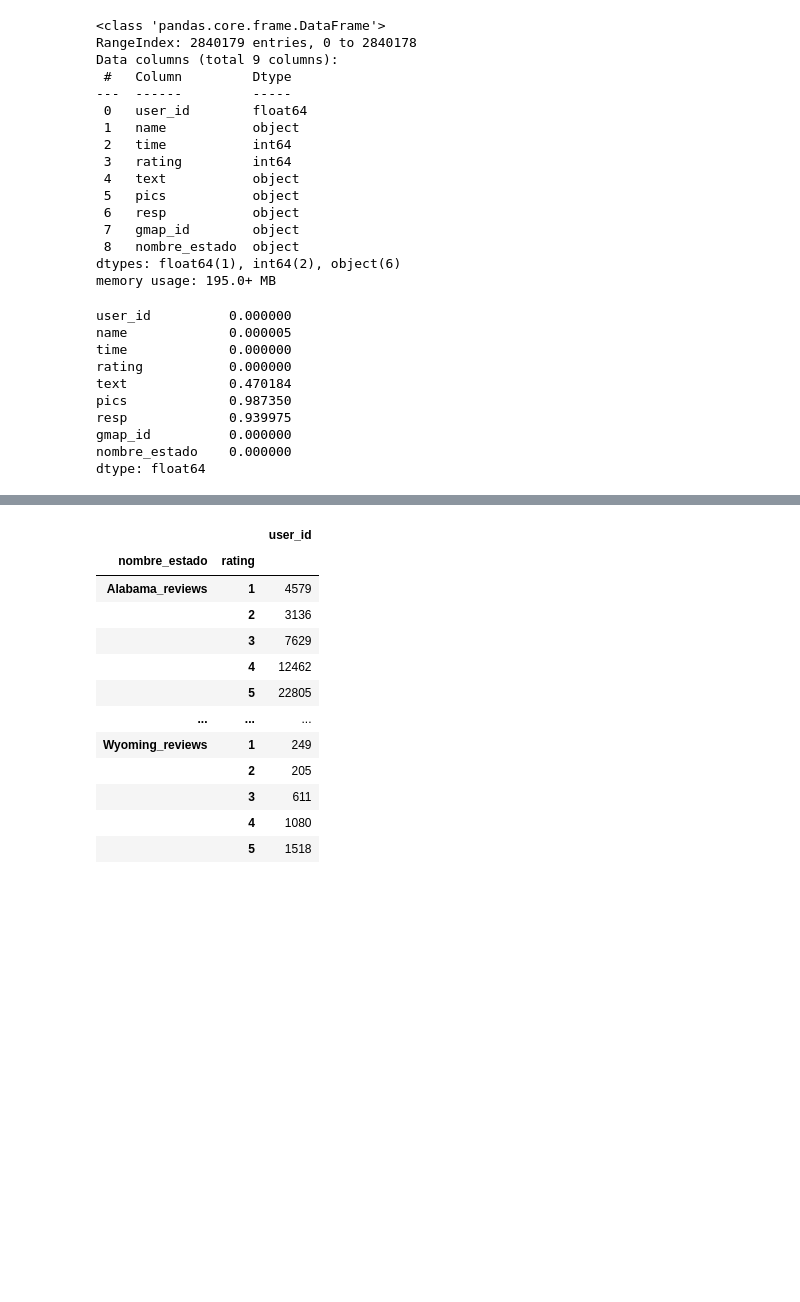
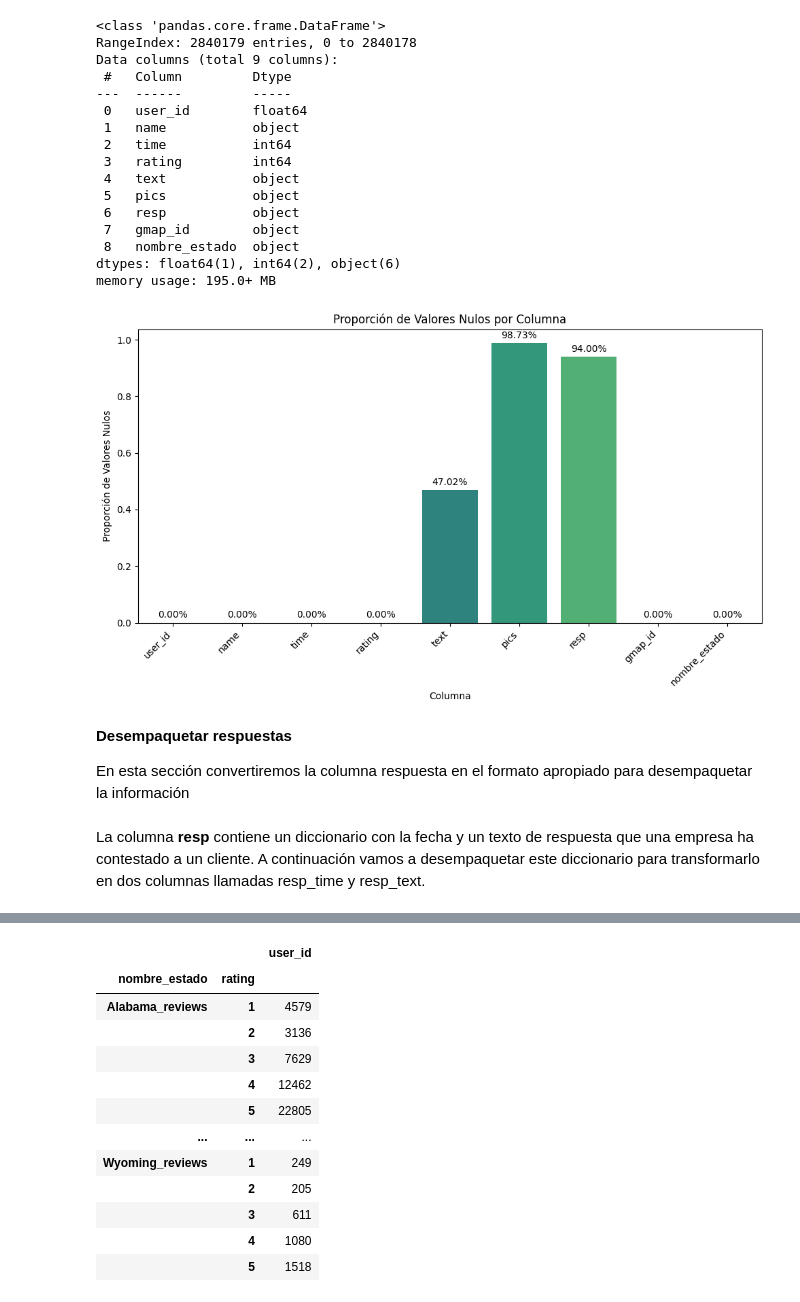
Before and after one commit to Marianopopov/Google_Yelp_Recommend, a Jupyter notebook: notebooks/EDA_Google/eda_google.ipynb, the cells around one changed output, grey strips where cells are left out. Drawn from its saved outputs; the diff is of its cells as text; code cells hidden in the pictures; blank space fills up the shorter version.

```diff
--- a/notebooks/EDA_Google/eda_google.ipynb
+++ b/notebooks/EDA_Google/eda_google.ipynb
@@ -24,19 +30,31 @@ Data columns (total 9 columns):
  8   nombre_estado  object
 dtypes: float64(1), int64(2), object(6)
 memory usage: 195.0+ MB
-# %%
-estados.isna().sum()/len(estados['user_id'])
-# %% [output]
-user_id          0.000000
-name             0.000005
-time             0.000000
-rating           0.000000
-text             0.470184
-pics             0.987350
-resp             0.939975
-gmap_id          0.000000
-nombre_estado    0.000000
-dtype: float64
+# %%
+# Calcula la proporción de valores nulos para cada columna
+proporcion_nulos = estados.isna().sum() / len(estados['user_id'])
+
+# Crea un gráfico de barras
+plt.figure(figsize=(10, 6))
+sns.barplot(x=proporcion_nulos.index, y=proporcion_nulos.values, palette='viridis')
+
+# Anota los números en las barras
+for i, valor in enumerate(proporcion_nulos.values):
+    plt.text(i, valor + 0.01, f'{valor:.2%}', ha='center', va='bottom')
+
+
+plt.title('Proporción de Valores Nulos por Columna')
+plt.xlabel('Columna')
+plt.ylabel('Proporción de Valores Nulos')
+plt.xticks(rotation=45, ha='right')  # Ajusta la rotación de las etiquetas del eje x
+plt.tight_layout()  # Ajusta el diseño para evitar cortar las etiquetas
+plt.show()
+# %% [output]
+[figure, added]
+# %% [markdown]
+**Desempaquetar respuestas**
+
+En esta sección convertiremos la columna respuesta en el formato apropiado para desempaquetar la información
 # %%
 import ast
 
@@ -53,3 +71,5 @@ estados['resp'] = pd.Series(estados['resp']).apply(lambda x:  convertir_a_diccio
+# %% [markdown]
+La columna **resp** contiene un diccionario con la fecha y un texto de respuesta que una empresa ha contestado a un cliente. A continuación vamos a desempaquetar este diccionario para transformarlo en dos columnas llamadas resp_time y resp_text.
 # %%
 
 def obtener_resp_time(diccionario):
```
Also changed, not shown: parts of 26 cells of this notebook.
